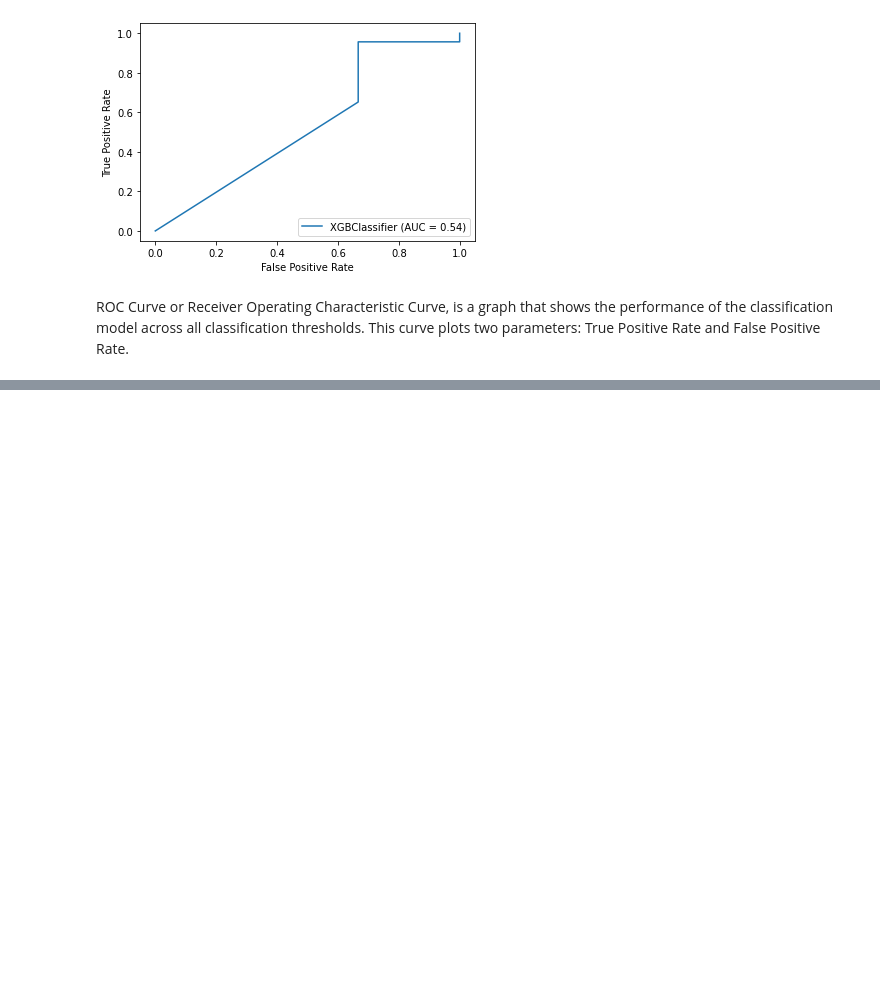
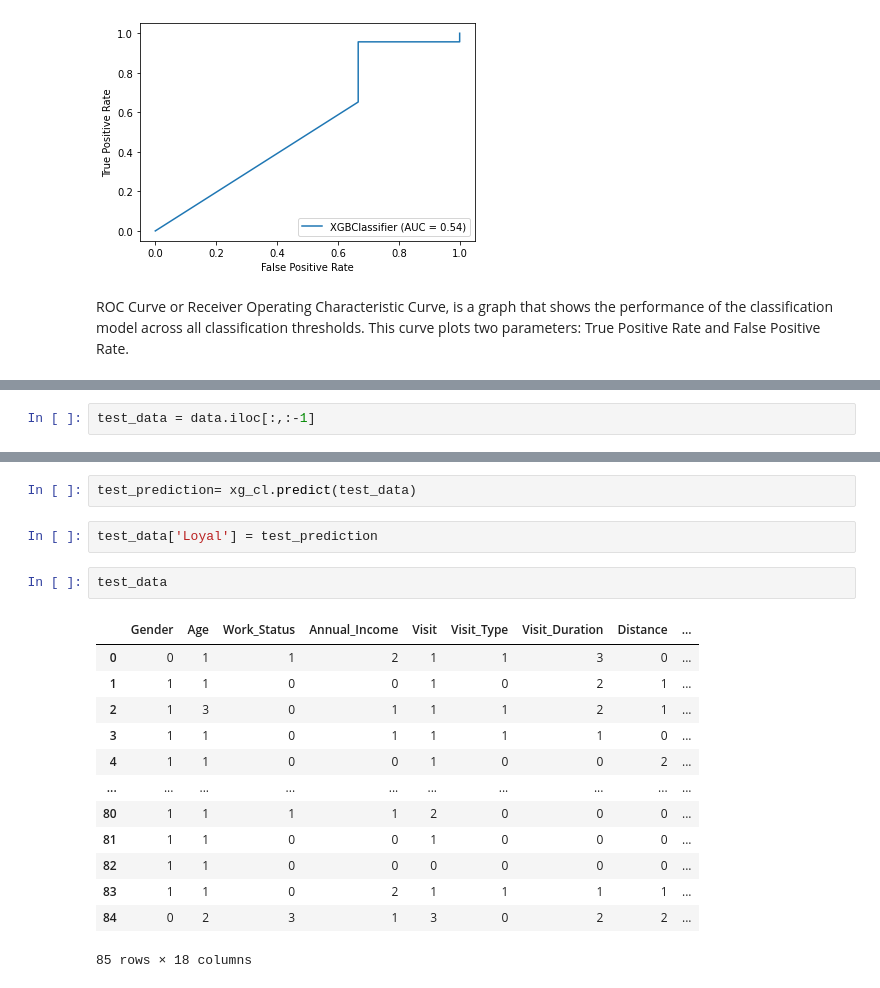
Before and after one commit to qehremanekber/RR_PROJECT, a Jupyter notebook: main code.ipynb, the cells around one changed output, grey strips where cells are left out. Drawn from its saved outputs; the diff is of its cells as text; blank space fills up the shorter version.

```diff
--- a/main code.ipynb
+++ b/main code.ipynb
@@ -356,0 +345,2 @@ testdata
+# %%
+test_data = data.iloc[:,:-1]
@@ -356,0 +368,20 @@ testdata
+# %%
+test_prediction= xg_cl.predict(test_data)
+# %%
+test_data['Loyal'] = test_prediction
+# %%
+test_data
+# %% [output]
+|  | Gender | Age | Work_Status | Annual_Income | Visit | Visit_Type | Visit_Duration | Distance | ... |
+| 0 | 0 | 1 | 1 | 2 | 1 | 1 | 3 | 0 | ... |
+| 1 | 1 | 1 | 0 | 0 | 1 | 0 | 2 | 1 | ... |
+| 2 | 1 | 3 | 0 | 1 | 1 | 1 | 2 | 1 | ... |
+| 3 | 1 | 1 | 0 | 1 | 1 | 1 | 1 | 0 | ... |
+| 4 | 1 | 1 | 0 | 0 | 1 | 0 | 0 | 2 | ... |
+| ... | ... | ... | ... | ... | ... | ... | ... | ... | ... |
+| 80 | 1 | 1 | 1 | 1 | 2 | 0 | 0 | 0 | ... |
+| 81 | 1 | 1 | 0 | 0 | 1 | 0 | 0 | 0 | ... |
+| 82 | 1 | 1 | 0 | 0 | 0 | 0 | 0 | 0 | ... |
+| 83 | 1 | 1 | 0 | 2 | 1 | 1 | 1 | 1 | ... |
+| 84 | 0 | 2 | 3 | 1 | 3 | 0 | 2 | 2 | ... |
+85 rows × 18 columns
```
Also changed, not shown: parts of 11 cells of this notebook, 2 other files.
